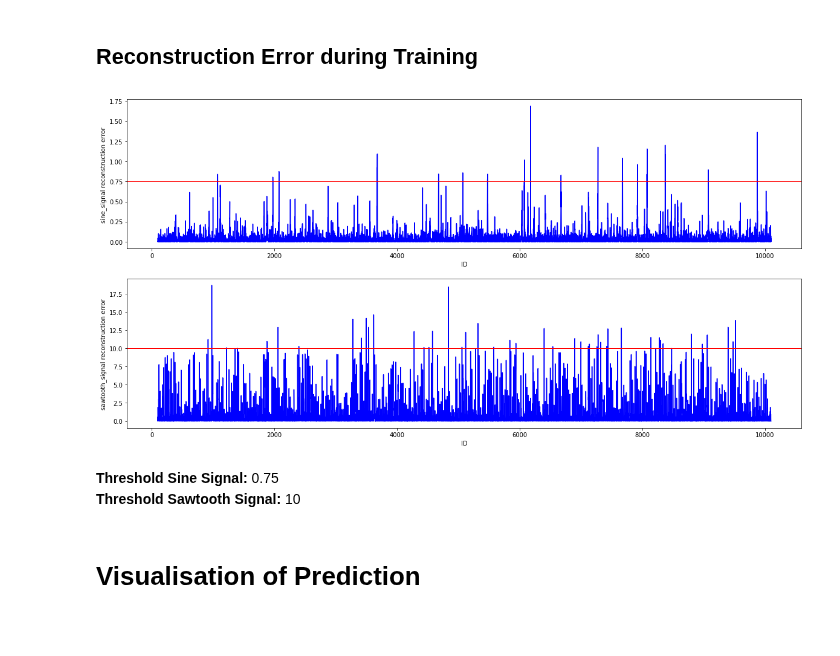
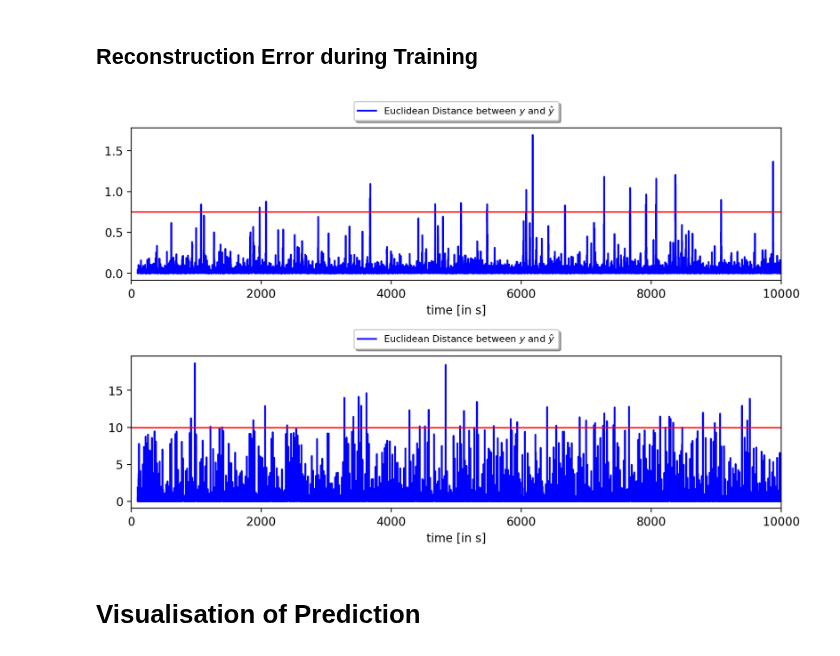
Before and after one commit to carlov93/predictive_maintenance, a Jupyter notebook: src/visualisation/prediction/MSE/vis_artifical_data.ipynb, the cells around one changed output. Drawn from its saved outputs; the diff is of its cells as text; code cells hidden in the pictures; blank space fills up the shorter version.

```diff
--- a/src/visualisation/prediction/MSE/vis_artifical_data.ipynb
+++ b/src/visualisation/prediction/MSE/vis_artifical_data.ipynb
@@ -9,8 +9,8 @@ from matplotlib.pyplot import figure
 from sklearn.metrics import f1_score
 from sklearn.metrics import confusion_matrix
 # %%
-def vis_reconstruction_error(dataframe, no_features, first_feature, last_feature):
-    fig, axes = plt.subplots(no_features, 1, figsize=(20,10))
+def vis_reconstruction_error(dataframe, no_features, first_feature, last_feature, thresholds):
+    fig, axes = plt.subplots(no_features, 1, figsize=(10,6), dpi=200)
     ax = axes.ravel()
     columns = dataframe.columns
     t = dataframe.iloc[:,0]
@@ -19,11 +19,22 @@ def vis_reconstruction_error(dataframe, no_features, first_feature, last_feature
                      x=t,
                      y=dataframe.iloc[:, i+4],
                      ax=ax[i-first_feature],
-                     color="blue",)
+                     color="blue",
+                     label="Euclidean Distance between $y$ and $\hat{y}$")
         if i == 1:
-            ax[i-first_feature].axhline(0.75, color="r", linestyle ="-", linewidth=1)
+            ax[i-first_feature].axhline(thresholds[0], color="r", linestyle ="-", linewidth=1)
         else:
-            ax[i-first_feature].axhline(10, color="r", linestyle ="-", linewidth=1)
+            ax[i-first_feature].axhline(thresholds[1], color="r", linestyle ="-", linewidth=1)
+
+        # Set labels etc.
+        ax[i-1].legend(loc='lower center',
+                       bbox_to_anchor=(0.5, 1.02),
+                       fancybox=True,
+                       shadow=True,
+                       prop={'size': 8})
+        ax[i-1].set_xlabel("time [in s]")
+        ax[i-1].set_ylabel("")
+        ax[i-1].set_xlim(0, 10000)
 # %% [markdown]
 ## Predicted Data
 # %%
@@ -32,13 +43,14 @@ training_set = artifical_data.iloc[:10000,:]
 subset = artifical_data.iloc[10000:,:]
 # %% [markdown]
 ## Reconstruction Error during Training
+# %%
+thresholds_training = [0.75, 10]
 # %%
-vis_reconstruction_error(training_set, 2, 1, 3)
+vis_reconstruction_error(dataframe=training_set, no_features=2, first_feature=1, last_feature=3, thresholds=thresholds_training)
+plt.subplots_adjust(hspace=0.5)
+plt.savefig("./pictures/re_artfic.png")
 plt.show()
 # %% [output]
-[figure, old version]
+[figure, new version]
-# %% [markdown]
-__Threshold Sine Signal:__ 0.75 <br>
-__Threshold Sawtooth Signal:__ 10
 # %% [markdown]
 # Visualisation of Prediction
```
Also changed, not shown: parts of 3 cells of this notebook, 3 other files.
